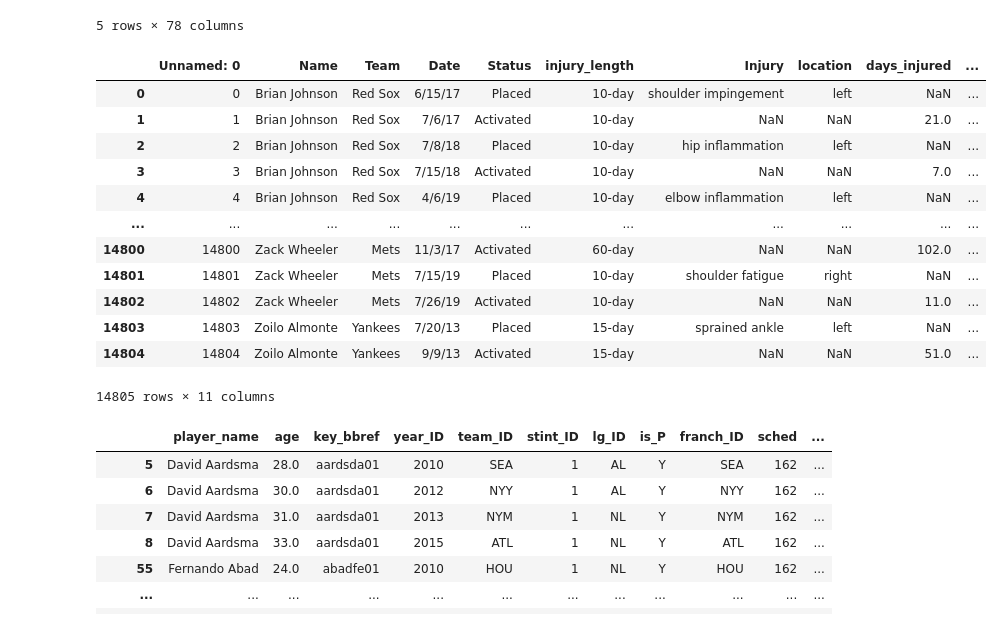
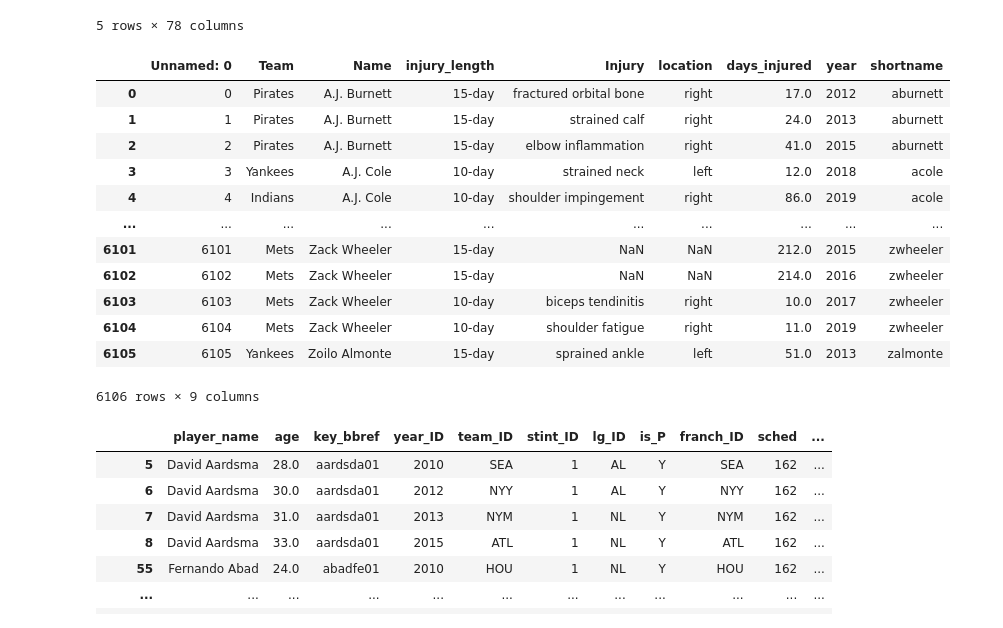
Before and after one commit to brianrwheatley/final-baseball-war-stats, a Jupyter notebook: Machine_Learning/nn_injury_war2.ipynb, the cells around one changed output. Saved outputs shown, nothing was run; the diff lists cells and outputs as text; code cells hidden in the pictures.

```diff
--- a/Machine_Learning/nn_injury_war2.ipynb
+++ b/Machine_Learning/nn_injury_war2.ipynb
@@ -28,23 +28,23 @@ war_df.head()
 5 rows × 78 columns
 # %%
 # Create seperate Dataframe for injury dataset
-url2 = 'https://raw.githubusercontent.com/brianrwheatley/final-baseball-war-stats/finding_injury_length/final_injury_data.csv'
+url2 = 'https://baseballwar.s3.us-west-1.amazonaws.com/Resources/nn_injury.csv'
 injury_df = pd.read_csv(url2, encoding='latin-1')
 injury_df
 # %% [output]
-|  | Unnamed: 0 | Name | Team | Date | Status | injury_length | Injury | location | days_injured | ... |
-| 0 | 0 | Brian Johnson | Red Sox | 6/15/17 | Placed | 10-day | shoulder impingement | left | NaN | ... |
-| 1 | 1 | Brian Johnson | Red Sox | 7/6/17 | Activated | 10-day | NaN | NaN | 21.0 | ... |
-| 2 | 2 | Brian Johnson | Red Sox | 7/8/18 | Placed | 10-day | hip inflammation | left | NaN | ... |
-| 3 | 3 | Brian Johnson | Red Sox | 7/15/18 | Activated | 10-day | NaN | NaN | 7.0 | ... |
-| 4 | 4 | Brian Johnson | Red Sox | 4/6/19 | Placed | 10-day | elbow inflammation | left | NaN | ... |
-| ... | ... | ... | ... | ... | ... | ... | ... | ... | ... | ... |
-| 14800 | 14800 | Zack Wheeler | Mets | 11/3/17 | Activated | 60-day | NaN | NaN | 102.0 | ... |
-| 14801 | 14801 | Zack Wheeler | Mets | 7/15/19 | Placed | 10-day | shoulder fatigue | right | NaN | ... |
-| 14802 | 14802 | Zack Wheeler | Mets | 7/26/19 | Activated | 10-day | NaN | NaN | 11.0 | ... |
-| 14803 | 14803 | Zoilo Almonte | Yankees | 7/20/13 | Placed | 15-day | sprained ankle | left | NaN | ... |
-| 14804 | 14804 | Zoilo Almonte | Yankees | 9/9/13 | Activated | 15-day | NaN | NaN | 51.0 | ... |
+|  | Unnamed: 0 | Team | Name | injury_length | Injury | location | days_injured | year | shortname |
+| 0 | 0 | Pirates | A.J. Burnett | 15-day | fractured orbital bone | right | 17.0 | 2012 | aburnett |
+| 1 | 1 | Pirates | A.J. Burnett | 15-day | strained calf | right | 24.0 | 2013 | aburnett |
+| 2 | 2 | Pirates | A.J. Burnett | 15-day | elbow inflammation | right | 41.0 | 2015 | aburnett |
+| 3 | 3 | Yankees | A.J. Cole | 10-day | strained neck | left | 12.0 | 2018 | acole |
+| 4 | 4 | Indians | A.J. Cole | 10-day | shoulder impingement | right | 86.0 | 2019 | acole |
+| ... | ... | ... | ... | ... | ... | ... | ... | ... | ... |
+| 6101 | 6101 | Mets | Zack Wheeler | 15-day | NaN | NaN | 212.0 | 2015 | zwheeler |
+| 6102 | 6102 | Mets | Zack Wheeler | 15-day | NaN | NaN | 214.0 | 2016 | zwheeler |
+| 6103 | 6103 | Mets | Zack Wheeler | 10-day | biceps tendinitis | right | 10.0 | 2017 | zwheeler |
+| 6104 | 6104 | Mets | Zack Wheeler | 10-day | shoulder fatigue | right | 11.0 | 2019 | zwheeler |
+| 6105 | 6105 | Yankees | Zoilo Almonte | 15-day | sprained ankle | left | 51.0 | 2013 | zalmonte |
-14805 rows × 11 columns
+6106 rows × 9 columns
 # %%
 # Filter Dataframe to years in question >=2010
 war_df=war_df[war_df.year_ID >=2010]
```
Also changed, not shown: parts of 20 cells of this notebook, 6 other files.
